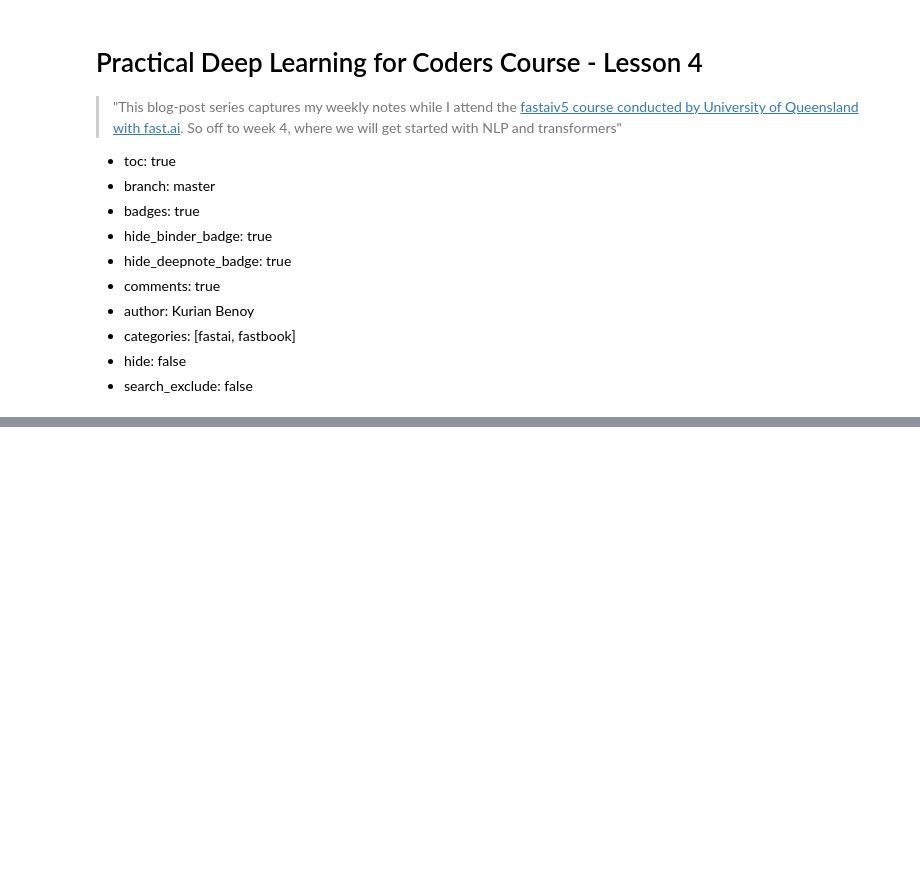
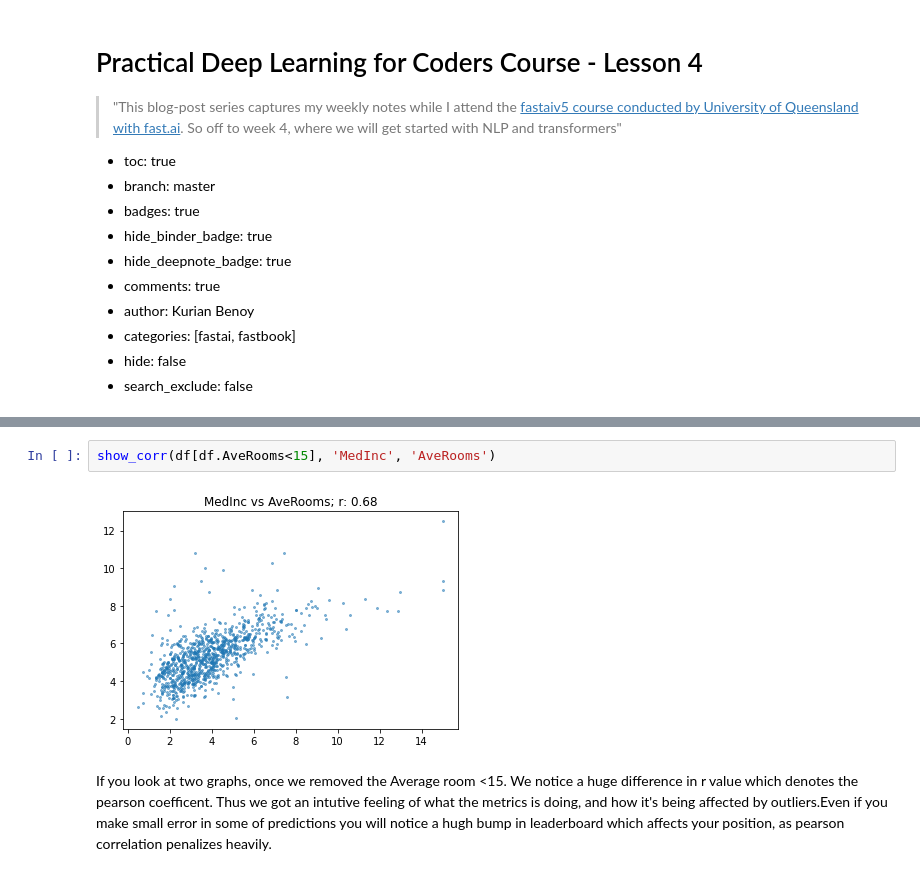
Before and after one commit to kurianbenoy/ml-blog, a Jupyter notebook: _notebooks/2022-05-19-fastai-54.ipynb, the cells around one changed output, grey strips where cells are left out. Cells and saved outputs as stored; diff of their text form; blank space fills up the shorter version.

```diff
--- a/_notebooks/2022-05-19-fastai-54.ipynb
+++ b/_notebooks/2022-05-19-fastai-54.ipynb
@@ -86,0 +173,6 @@ very similar to fastai comp
+# %%
+show_corr(df[df.AveRooms<15], 'MedInc', 'AveRooms')
+# %% [output]
+[figure, added]
+# %% [markdown]
+If you look at two graphs, once we removed the Average room <15. We notice a huge difference in r value which denotes the pearson coefficent. Thus we got an intutive feeling of what the metrics is doing, and how it's being affected by outliers.Even if you make small error in some of predictions you will notice a hugh bump in leaderboard which affects your position, as pearson correlation penalizes heavily.
```
Also changed, not shown: parts of 9 cells of this notebook.
